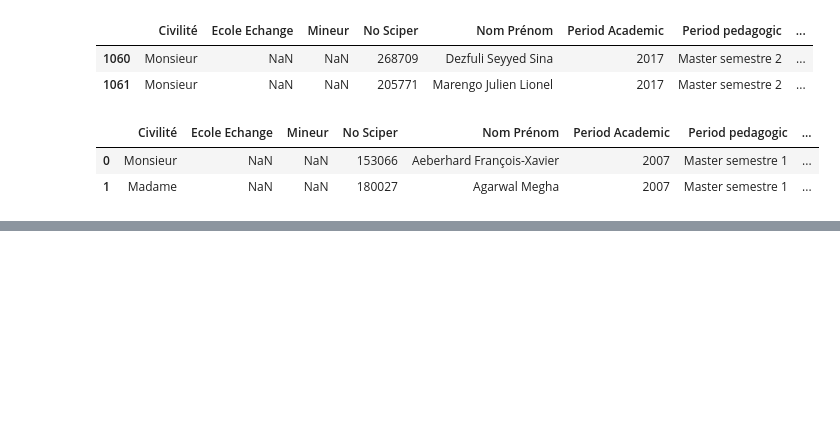
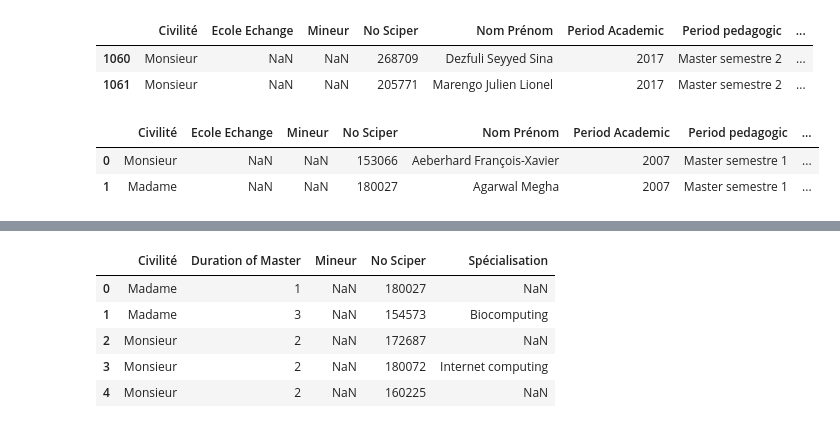
Before and after one commit to daniel-guggenheim/ada-homeworks, a Jupyter notebook: 02 - Data from the Web/homework2.ipynb, the cells around one changed output, grey strips where cells are left out. Saved outputs shown, nothing was run; the diff lists cells and outputs as text; code cells hidden in the pictures; blank space fills up the shorter version.

```diff
--- a/02 - Data from the Web/homework2.ipynb
+++ b/02 - Data from the Web/homework2.ipynb
@@ -373,0 +395,9 @@ master_courses_sorted.head(2)
+# %%
+students.head()
+# %% [output]
+|  | Civilité | Duration of Master | Mineur | No Sciper | Spécialisation |
+| 0 | Madame | 1 | NaN | 180027 | NaN |
+| 1 | Madame | 3 | NaN | 154573 | Biocomputing |
+| 2 | Monsieur | 2 | NaN | 172687 | NaN |
+| 3 | Monsieur | 2 | NaN | 180072 | Internet computing |
+| 4 | Monsieur | 2 | NaN | 160225 | NaN |
```
Also changed, not shown: parts of 4 cells of this notebook.
